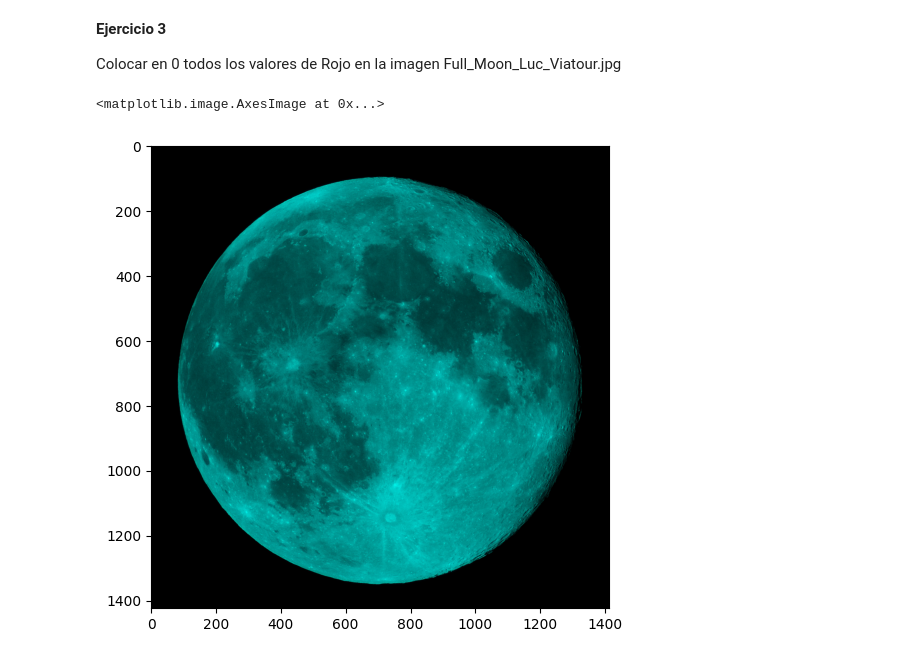
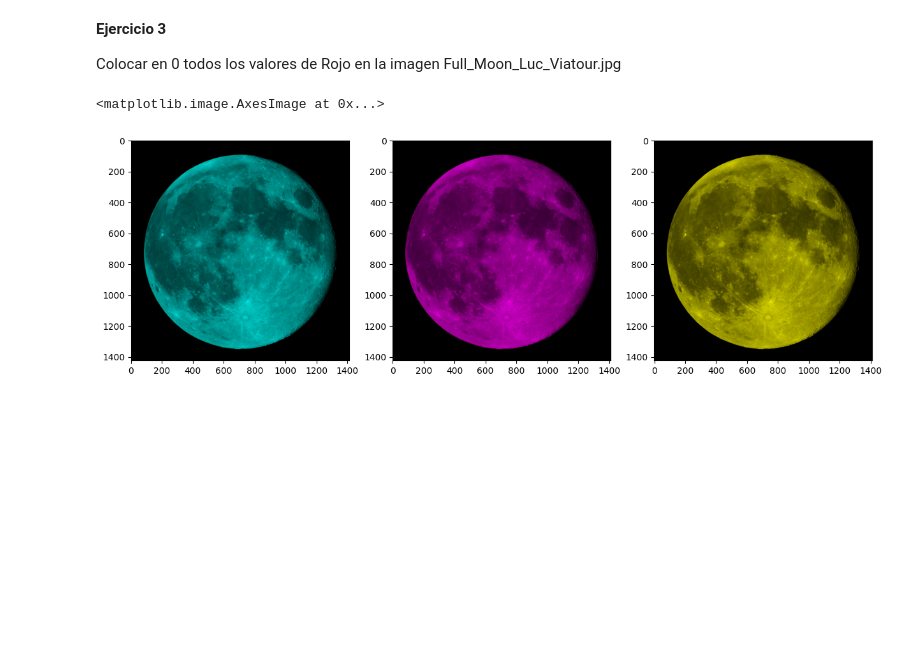
Before and after one commit to yakincc/DataAnalysis_LYCC_UGTO, a Jupyter notebook: Ejercicios/Matplotlib_Ejercicios_LYCC_AD.ipynb, the cells around one changed output. Drawn from its saved outputs; the diff is of its cells as text; code cells hidden in the pictures; blank space fills up the shorter version.

```diff
--- a/Ejercicios/Matplotlib_Ejercicios_LYCC_AD.ipynb
+++ b/Ejercicios/Matplotlib_Ejercicios_LYCC_AD.ipynb
@@ -77,22 +77,29 @@ Colocar en 0 todos los valores de Rojo en la imagen Full_Moon_Luc_Viatour.jpg
 # %%
 #Librerías necesarias para trabajar con la imagen
 import numpy as np
 import matplotlib.pyplot as plt
 from PIL import Image
 
 #Se abre la imagen y se convierte en una matriz de Numpy. También se obtienen las dimensiones de la matriz.
 imagen = Image.open('Full_Moon_Luc_Viatour.jpg')
 im_datos = np.array(imagen)
 x, y, z = im_datos.shape
 
+im_nored = np.array(imagen)
+im_nogreen = np.array(imagen)
+im_noblue = np.array(imagen)
 #Se itera sobre cada dimensión de la imagen y se pone a cero el canal cero (rojo)
 for i in range (x):
     for j in range (y):
-            im_datos[i][j][0] = 0
+        im_nored[i][j][0] = 0
+        im_nogreen[i][j][1] = 0
+        im_noblue[i][j][2] = 0
 
 #Se grafica la imagen
-fig,ax = plt.subplots(figsize=(6,6))
-ax.imshow(im_datos)
+fig,(ax1, ax2, ax3) = plt.subplots(1, 3, figsize=(15,15))
+ax1.imshow(im_nored)
+ax2.imshow(im_nogreen)
+ax3.imshow(im_noblue)
 # %% [output]
 <matplotlib.image.AxesImage at 0x...>
-[figure, old version]
+[figure, new version]
```
Also changed, not shown: parts of 2 cells of this notebook, 1 other file.
